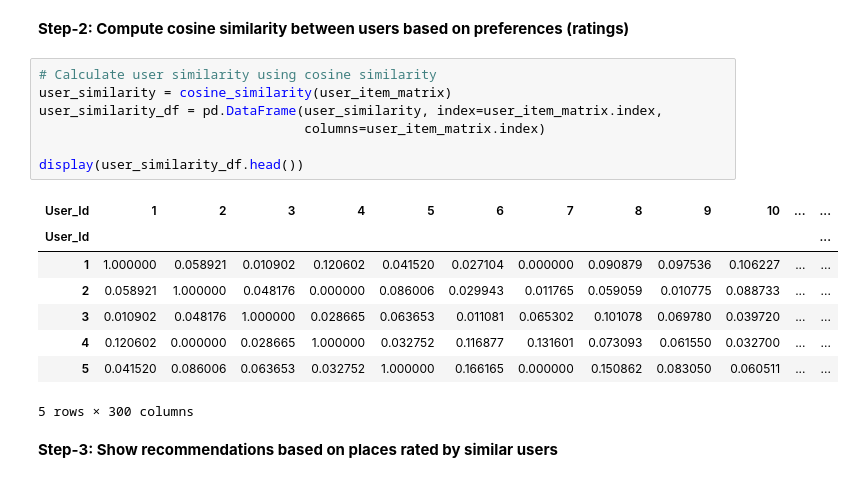
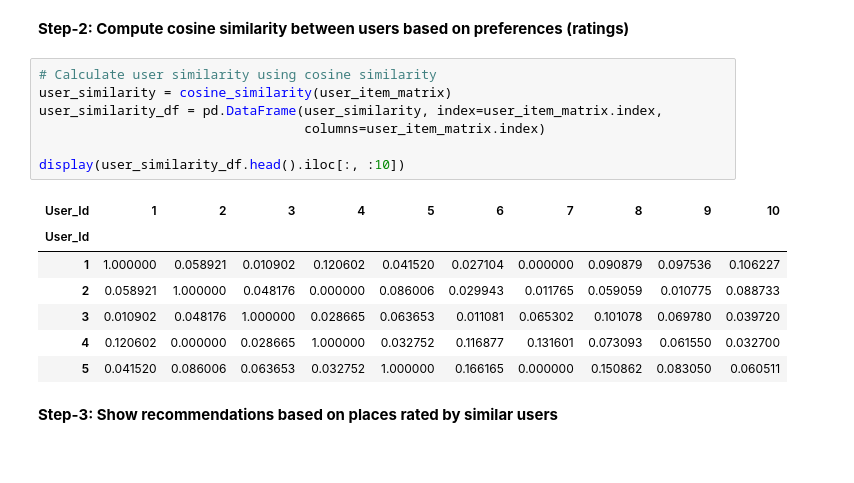
Before and after one commit to LingAdeu/hybrid-recommendation-system, a Jupyter notebook: notebook/notebook.ipynb, the cells around one changed output. Saved outputs shown, nothing was run; the diff lists cells and outputs as text.

```diff
--- a/notebook/notebook.ipynb
+++ b/notebook/notebook.ipynb
@@ -407,19 +408,18 @@ display(user_item_matrix.head())
 # %%
 # Calculate user similarity using cosine similarity
 user_similarity = cosine_similarity(user_item_matrix)
 user_similarity_df = pd.DataFrame(user_similarity, index=user_item_matrix.index,
                                   columns=user_item_matrix.index)
 
-display(user_similarity_df.head())
+display(user_similarity_df.head().iloc[:, :10])
 # %% [output]
-| User_Id | 1 | 2 | 3 | 4 | 5 | 6 | 7 | 8 | 9 | 10 | ... | ... |
-| User_Id |  |  |  |  |  |  |  |  |  |  |  | ... |
-| 1 | 1.000000 | 0.058921 | 0.010902 | 0.120602 | 0.041520 | 0.027104 | 0.000000 | 0.090879 | 0.097536 | 0.106227 | ... | ... |
-| 2 | 0.058921 | 1.000000 | 0.048176 | 0.000000 | 0.086006 | 0.029943 | 0.011765 | 0.059059 | 0.010775 | 0.088733 | ... | ... |
-| 3 | 0.010902 | 0.048176 | 1.000000 | 0.028665 | 0.063653 | 0.011081 | 0.065302 | 0.101078 | 0.069780 | 0.039720 | ... | ... |
-| 4 | 0.120602 | 0.000000 | 0.028665 | 1.000000 | 0.032752 | 0.116877 | 0.131601 | 0.073093 | 0.061550 | 0.032700 | ... | ... |
-| 5 | 0.041520 | 0.086006 | 0.063653 | 0.032752 | 1.000000 | 0.166165 | 0.000000 | 0.150862 | 0.083050 | 0.060511 | ... | ... |
+| User_Id | 1 | 2 | 3 | 4 | 5 | 6 | 7 | 8 | 9 | 10 |
+| User_Id |  |  |  |  |  |  |  |  |  |  |
+| 1 | 1.000000 | 0.058921 | 0.010902 | 0.120602 | 0.041520 | 0.027104 | 0.000000 | 0.090879 | 0.097536 | 0.106227 |
+| 2 | 0.058921 | 1.000000 | 0.048176 | 0.000000 | 0.086006 | 0.029943 | 0.011765 | 0.059059 | 0.010775 | 0.088733 |
+| 3 | 0.010902 | 0.048176 | 1.000000 | 0.028665 | 0.063653 | 0.011081 | 0.065302 | 0.101078 | 0.069780 | 0.039720 |
+| 4 | 0.120602 | 0.000000 | 0.028665 | 1.000000 | 0.032752 | 0.116877 | 0.131601 | 0.073093 | 0.061550 | 0.032700 |
+| 5 | 0.041520 | 0.086006 | 0.063653 | 0.032752 | 1.000000 | 0.166165 | 0.000000 | 0.150862 | 0.083050 | 0.060511 |
-5 rows × 300 columns
 # %% [markdown]
 **Step-3: Show recommendations based on places rated by similar users**
 # %%
```
Also changed, not shown: parts of 7 cells of this notebook.
